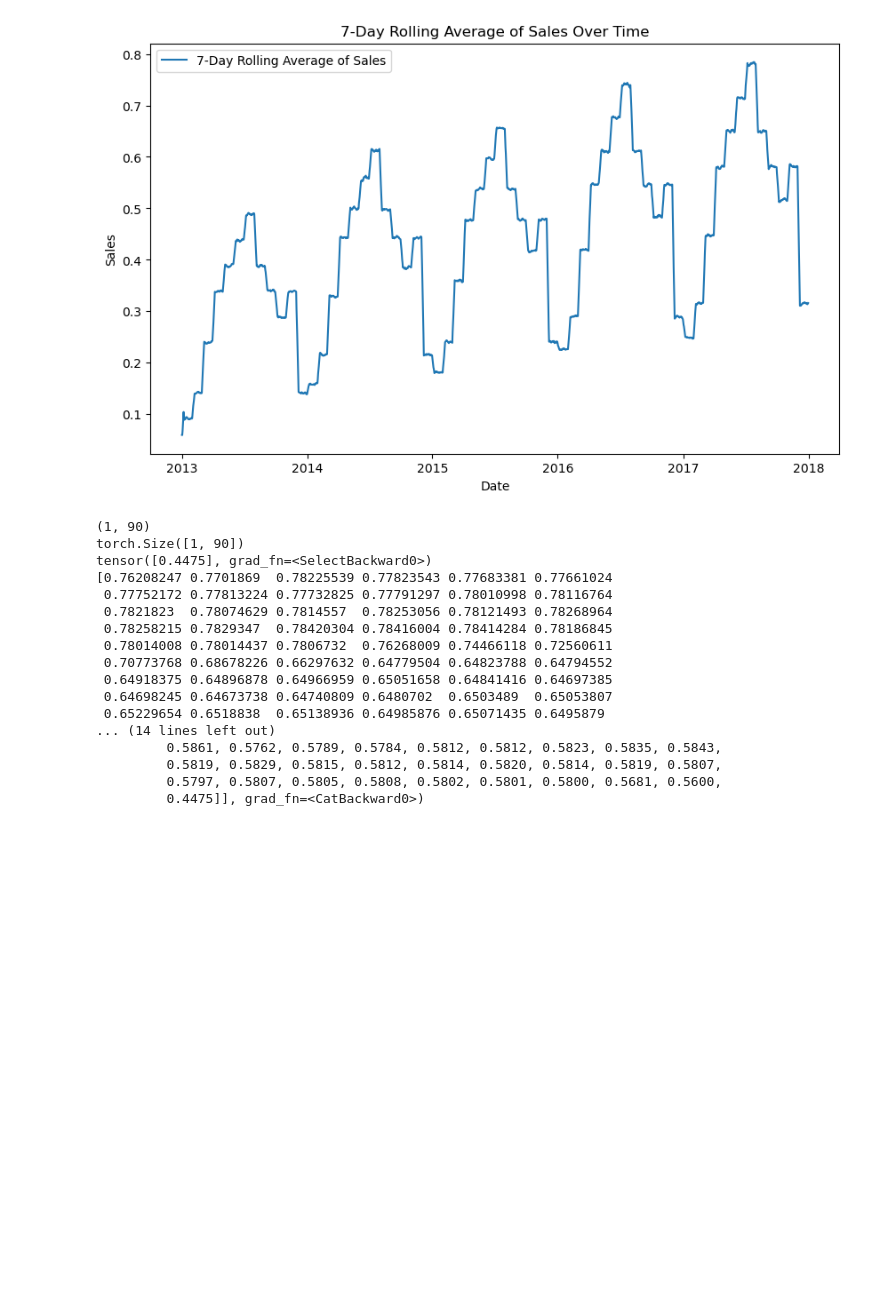
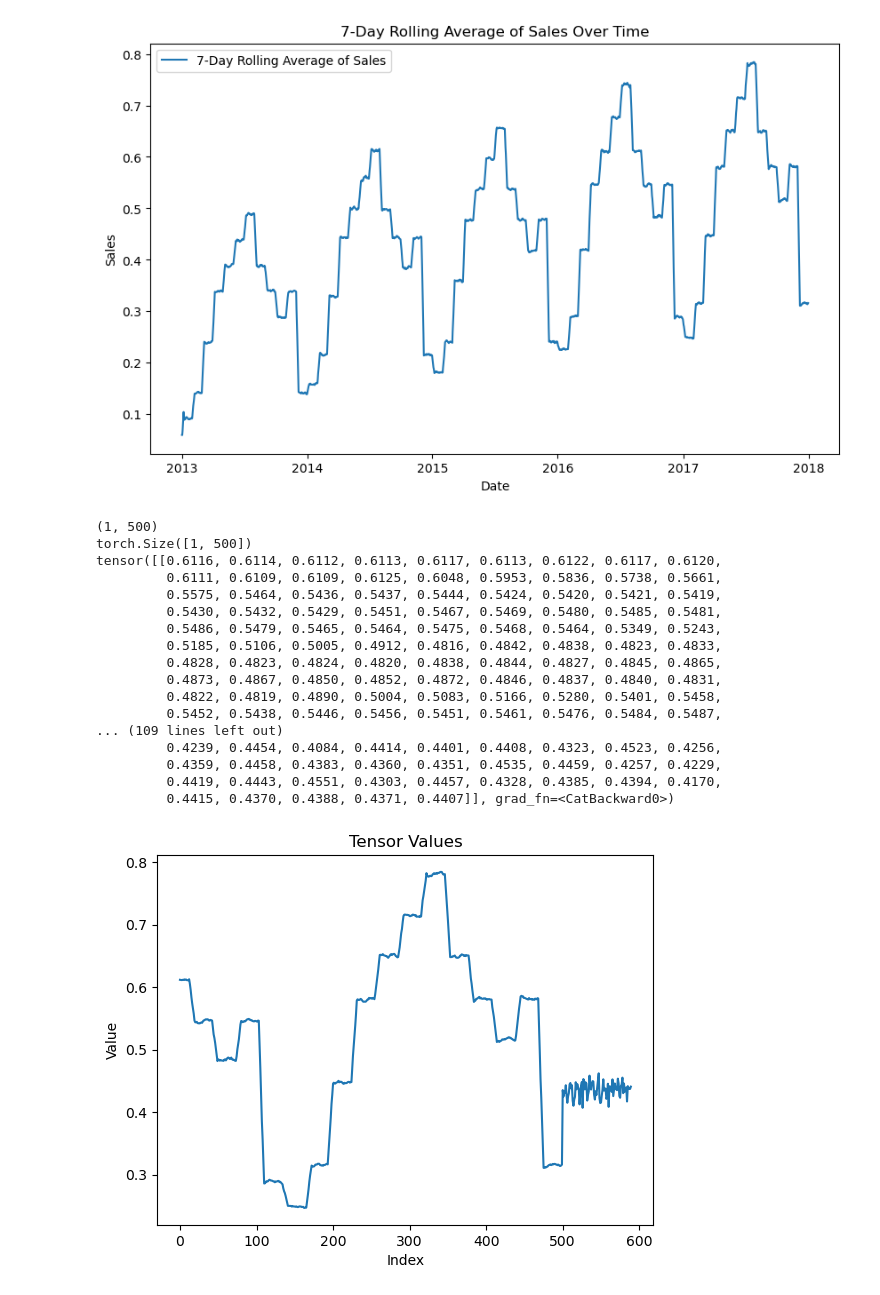
Before and after one commit to richardhoehn/mtsu.csci.7850.project, a Jupyter notebook: src/notebooks/data-loader.ipynb, the cells around one changed output. Saved outputs shown, nothing was run; the diff lists cells and outputs as text; code cells hidden in the pictures; blank space fills up the shorter version.

```diff
--- a/src/notebooks/data-loader.ipynb
+++ b/src/notebooks/data-loader.ipynb
@@ -417,46 +417,38 @@ plt.show()
 [figure]
 # %%
 
-last_50_sales = df_avg['sales'][-180:-90]
+last_50_sales = df_avg['sales'][-500:]
 sales_array = last_50_sales.values
 sales_array_reshaped = sales_array.reshape(1, -1)
 print(sales_array_reshaped.shape)
 
 
 tensor_input = torch.tensor(sales_array_reshaped, dtype=torch.float32)
-print(tensor_input.shape)
-pred = model.predict(tensor_input)
-#pred = pred.detach().numpy()
-
-print(pred[0])
-
-print(last_50_sales[:].values)
-
-tensor_input = torch.cat((tensor_input, pred), dim=1)
 
 print(tensor_input.shape)
 print(tensor_input)
+
+for i in range(90):
+    pred = model.predict(tensor_input)
+    tensor_input = torch.cat((tensor_input, pred), dim=1)
+
+print(tensor_input.shape)
+print(tensor_input)
 # %% [output]
-(1, 90)
-torch.Size([1, 90])
-tensor([0.4475], grad_fn=<SelectBackward0>)
-[0.76208247 0.7701869  0.78225539 0.77823543 0.77683381 0.77661024
- 0.77752172 0.77813224 0.77732825 0.77791297 0.78010998 0.78116764
- 0.7821823  0.78074629 0.7814557  0.78253056 0.78121493 0.78268964
- 0.78258215 0.7829347  0.78420304 0.78416004 0.78414284 0.78186845
- 0.78014008 0.78014437 0.7806732  0.76268009 0.74466118 0.72560611
- 0.70773768 0.68678226 0.66297632 0.64779504 0.64823788 0.64794552
- 0.64918375 0.64896878 0.64966959 0.65051658 0.64841416 0.64697385
- 0.64698245 0.64673738 0.64740809 0.6480702  0.6503489  0.65053807
- 0.65229654 0.6518838  0.65138936 0.64985876 0.65071435 0.6495879
-... (14 lines left out)
-         0.5861, 0.5762, 0.5789, 0.5784, 0.5812, 0.5812, 0.5823, 0.5835, 0.5843,
-         0.5819, 0.5829, 0.5815, 0.5812, 0.5814, 0.5820, 0.5814, 0.5819, 0.5807,
-         0.5797, 0.5807, 0.5805, 0.5808, 0.5802, 0.5801, 0.5800, 0.5681, 0.5600,
-         0.4475]], grad_fn=<CatBackward0>)
+(1, 500)
+torch.Size([1, 500])
+tensor([[0.6116, 0.6114, 0.6112, 0.6113, 0.6117, 0.6113, 0.6122, 0.6117, 0.6120,
+         0.6111, 0.6109, 0.6109, 0.6125, 0.6048, 0.5953, 0.5836, 0.5738, 0.5661,
+         0.5575, 0.5464, 0.5436, 0.5437, 0.5444, 0.5424, 0.5420, 0.5421, 0.5419,
+         0.5430, 0.5432, 0.5429, 0.5451, 0.5467, 0.5469, 0.5480, 0.5485, 0.5481,
+         0.5486, 0.5479, 0.5465, 0.5464, 0.5475, 0.5468, 0.5464, 0.5349, 0.5243,
+         0.5185, 0.5106, 0.5005, 0.4912, 0.4816, 0.4842, 0.4838, 0.4823, 0.4833,
+         0.4828, 0.4823, 0.4824, 0.4820, 0.4838, 0.4844, 0.4827, 0.4845, 0.4865,
+         0.4873, 0.4867, 0.4850, 0.4852, 0.4872, 0.4846, 0.4837, 0.4840, 0.4831,
+         0.4822, 0.4819, 0.4890, 0.5004, 0.5083, 0.5166, 0.5280, 0.5401, 0.5458,
+         0.5452, 0.5438, 0.5446, 0.5456, 0.5451, 0.5461, 0.5476, 0.5484, 0.5487,
+... (109 lines left out)
+         0.4239, 0.4454, 0.4084, 0.4414, 0.4401, 0.4408, 0.4323, 0.4523, 0.4256,
+         0.4359, 0.4458, 0.4383, 0.4360, 0.4351, 0.4535, 0.4459, 0.4257, 0.4229,
+         0.4419, 0.4443, 0.4551, 0.4303, 0.4457, 0.4328, 0.4385, 0.4394, 0.4170,
+         0.4415, 0.4370, 0.4388, 0.4371, 0.4407]], grad_fn=<CatBackward0>)
-# %%
-for i in range(30):
-    tensor_input = torch.tensor(data_pred, dtype=torch.float32).unsqueeze(0)
-    pred = model.predict(tensor_input)
-    pred = pred.detach().numpy()
-    data_pred = np.append(data_pred[1:], pred.reshape(1, -1), axis=0)
@@ -473,0 +455,14 @@ plt.show()
+# %%
+# if tensor_input.is_cuda:
+#     tensor_input = tensor_input.cpu()
+
+# Convert to NumPy array
+numpy_array = tensor_input.squeeze().detach().numpy()
+
+plt.plot(numpy_array)
+plt.xlabel('Index')  # Adjust as per your data's context
+plt.ylabel('Value')  # Adjust this label to reflect what the values represent
+plt.title('Tensor Values')  # Provide a suitable title
+plt.show()
+# %% [output]
+[figure, added]
```
Also changed, not shown: parts of 1 cell of this notebook, 1 other file.
